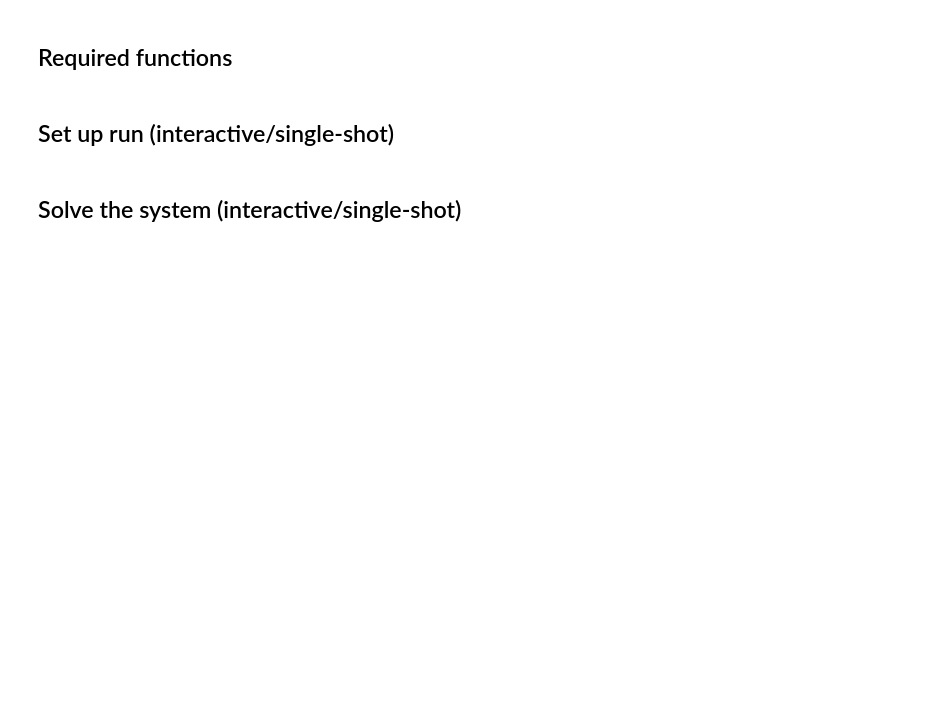
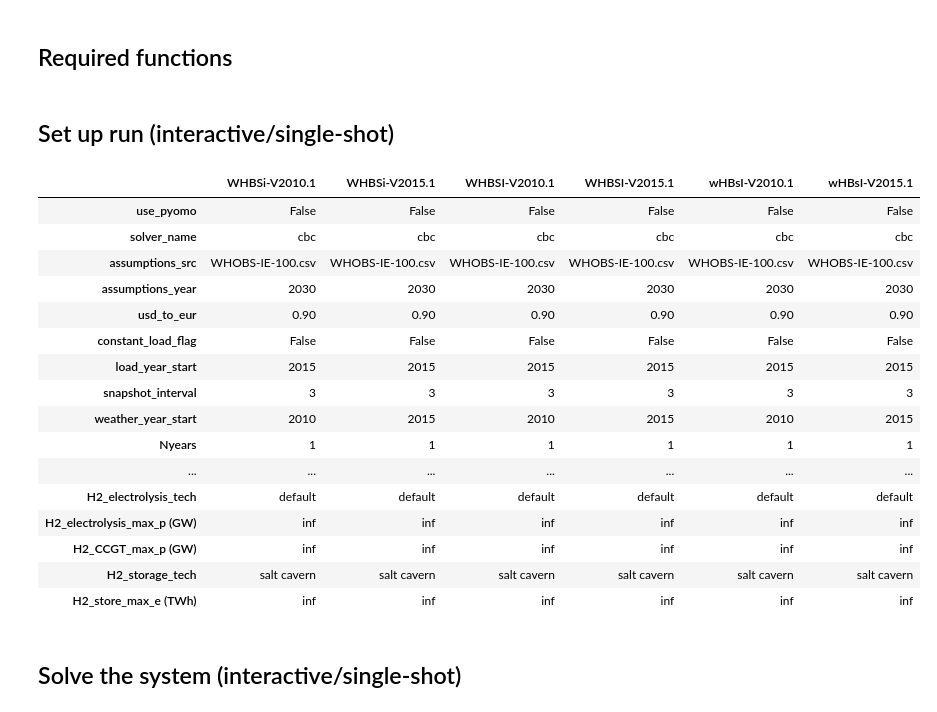
Before and after one commit to bmcmullin/SWIS-100-IE, a Jupyter notebook: run_single_simulation.ipynb, the cells around one changed output. Drawn from its saved outputs; the diff is of its cells as text; code cells hidden in the pictures; blank space fills up the shorter version.

```diff
--- a/run_single_simulation.ipynb
+++ b/run_single_simulation.ipynb
@@ -621,9 +657,9 @@ def gather_run_stats(r_id,network):
 run_configs=pd.DataFrame()
 run_stats=pd.DataFrame()
 # %%
-# [Hardwired: ct, solver]
+# [Hardwired: ct]
 
-r_id = 'WHBSi-V2015.1'
+r_id = 'wHBsI-V2015.1'
 rc = run_configs
 
 # Note that pandas will tend to default to a float dtype throughout, even when an int is provided;
@@ -632,7 +668,7 @@ rc = run_configs
 rc.at['use_pyomo', r_id] = False
 rc.at['solver_name', r_id] = 'cbc'
 
-rc.at['assumptions_src', r_id] = "default.csv"
+rc.at['assumptions_src', r_id] = "WHOBS-IE-100.csv"
 rc.at['assumptions_year', r_id] = 2030 # Used to select projected nominal cost
 
 # https://www.ecb.europa.eu/stats/policy_and_exchange_rates/euro_reference_exchange_rates/html/eurofxref-graph-usd.en.html
@@ -640,46 +676,79 @@ rc.at['assumptions_year', r_id] = 2030 # Used to select projected nominal cost
 # Minimum (20 March 2020): 1.0707 - Maximum (9 March 2020): 1.1456 - Average: 1.1058
 rc.at['usd_to_eur', r_id] = (1.0/1.1058)
 
 # If want test on constant load, set this True
 # Needs to be first assignment to force pandas dtype to object
 rc.at['constant_load_flag', r_id] = False
 if rc.at['constant_load_flag', r_id] :
     rc.at['constant_load (GW)', r_id] = 1
 else :
     # Available year(s) for variable IE load data: 2014-2019 inclusive
     rc.at['load_year_start', r_id] = 2015
 
 rc.at['snapshot_interval', r_id] = 3 # hours
 # Available year(s) for weather data: solar 1985-2015 inclusive, wind 1980-2016
 rc.at['weather_year_start', r_id] = 2015
 
 rc.at['Nyears', r_id] = 1
 
-# Dispatch priority between wind and solar (select one):
-rc.at['wind_solar_priority', r_id] = 'wind'
-#rc.at['wind_solar_priority', r_id] = 'solar'
+# Set nominal VRE marginal costs to contol dispatch priority. Lower cost gets higher
+# priority). Set all to non-zero so that curtailment/dispatch down at source is
+# preferred over discarding energy from storage (though presumably as long as there are
+# *any* fixed costs of storage, this would be avoided by minimising storage size anyway).
+rc.at['solar_marginal_cost',r_id] =0.03 # €/MWh
+rc.at['onshore_wind_marginal_cost',r_id] =0.02 # €/MWh
+rc.at['offshore_wind_marginal_cost',r_id] =0.01 # €/MWh
 
-rc.at['wind_max_p (GW)', r_id] = +np.inf
-#rc.at['wind_max_p (GW)', r_id] = 2.0e-3
-#rc.at['solar_max_p (GW)', r_id] = 3.0
-rc.at['solar_max_p (GW)', r_id] = +np.inf
-#rc.at['IC_max_p (GW)', r_id] = 0.5+0.5 # EWIC + (indirectly) Moyle
-rc.at['IC_max_p (GW)', r_id] = 0.0 # No IC
-rc.at['IC_max_e (TWh)', r_id] = 0.0
-#rc.at['usd_to_eur', r_id] = 0.90
+rc.at['offshore_wind_max_p (GW)', r_id] = +np.inf
+#rc.at['offshore_wind_max_p (GW)', r_id] = 20.0
+
+#rc.at['onshore_wind_max_p (GW)', r_id] = +np.inf
+rc.at['onshore_wind_max_p (GW)', r_id] = 8.2
+    # 2030 ambition in CAP-2019 (RES-E 70%) - not necessarily upper limit
+
+#rc.at['solar_max_p (GW)', r_id] = +np.inf
+rc.at['solar_max_p (GW)', r_id] = 1.5
+    # 2030 ambition in CAP-2019, via NDP (RES-E 55%) - not necessarily upper limit
+
+rc.at['IC_max_p (GW)', r_id] = 0.5+0.5 # EWIC + (indirectly) Moyle
+#rc.at['IC_max_p (GW)', r_id] = 0.5+0.5+0.8 # EWIC + (indirectly) Moyle + Celtic
+#rc.at['IC_max_p (GW)', r_id] = 0.0 # No IC
+rc.at['IC_max_e (TWh)', r_id] = +np.inf
+
 rc.at['Battery_max_p (MW)', r_id] = +np.inf
 rc.at['Battery_max_e (MWh)', r_id] = +np.inf
+
+rc.at['H2_electrolysis_tech'] = 'default'
+#rc.at['H2_electrolysis_tech'] = 'Nicola-NEL'
+
 rc.at['H2_electrolysis_max_p (GW)', r_id] = +np.inf
 rc.at['H2_CCGT_max_p (GW)', r_id] = +np.inf
 
 rc.at['H2_storage_tech'] = 'salt cavern'
 #rc.at['H2_storage_tech'] = 'rock cavern'
 #rc.at['H2_storage_tech'] = 'steel tank'
 
-rc.at['H2_underground_max_e (TWh)', r_id] = +np.inf
-rc.at['H2_tank_max_e (TWh)', r_id] = +np.inf
+rc.at['H2_store_max_e (TWh)', r_id] = +np.inf
 
 display(rc)
+# %% [output]
+|  | WHBSi-V2010.1 | WHBSi-V2015.1 | WHBSI-V2010.1 | WHBSI-V2015.1 | wHBsI-V2010.1 | wHBsI-V2015.1 |
+| use_pyomo | False | False | False | False | False | False |
+| solver_name | cbc | cbc | cbc | cbc | cbc | cbc |
+| assumptions_src | WHOBS-IE-100.csv | WHOBS-IE-100.csv | WHOBS-IE-100.csv | WHOBS-IE-100.csv | WHOBS-IE-100.csv | WHOBS-IE-100.csv |
+| assumptions_year | 2030 | 2030 | 2030 | 2030 | 2030 | 2030 |
+| usd_to_eur | 0.90 | 0.90 | 0.90 | 0.90 | 0.90 | 0.90 |
+| constant_load_flag | False | False | False | False | False | False |
+| load_year_start | 2015 | 2015 | 2015 | 2015 | 2015 | 2015 |
+| snapshot_interval | 3 | 3 | 3 | 3 | 3 | 3 |
+| weather_year_start | 2010 | 2015 | 2010 | 2015 | 2010 | 2015 |
+| Nyears | 1 | 1 | 1 | 1 | 1 | 1 |
+| ... | ... | ... | ... | ... | ... | ... |
+| H2_electrolysis_tech | default | default | default | default | default | default |
+| H2_electrolysis_max_p (GW) | inf | inf | inf | inf | inf | inf |
+| H2_CCGT_max_p (GW) | inf | inf | inf | inf | inf | inf |
+| H2_storage_tech | salt cavern | salt cavern | salt cavern | salt cavern | salt cavern | salt cavern |
+| H2_store_max_e (TWh) | inf | inf | inf | inf | inf | inf |
 # %% [markdown]
 ## Solve the system (interactive/single-shot)
 # %%
```
Also changed, not shown: parts of 13 cells of this notebook, 5 other files.
